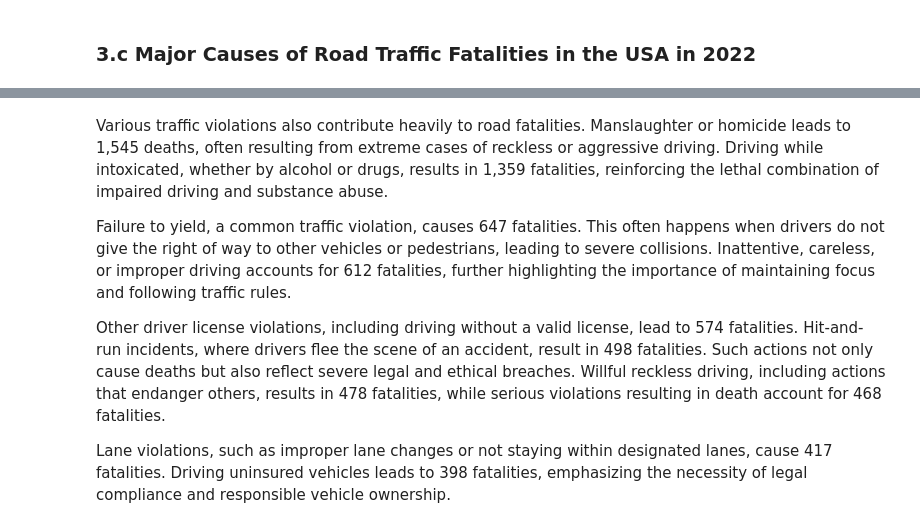
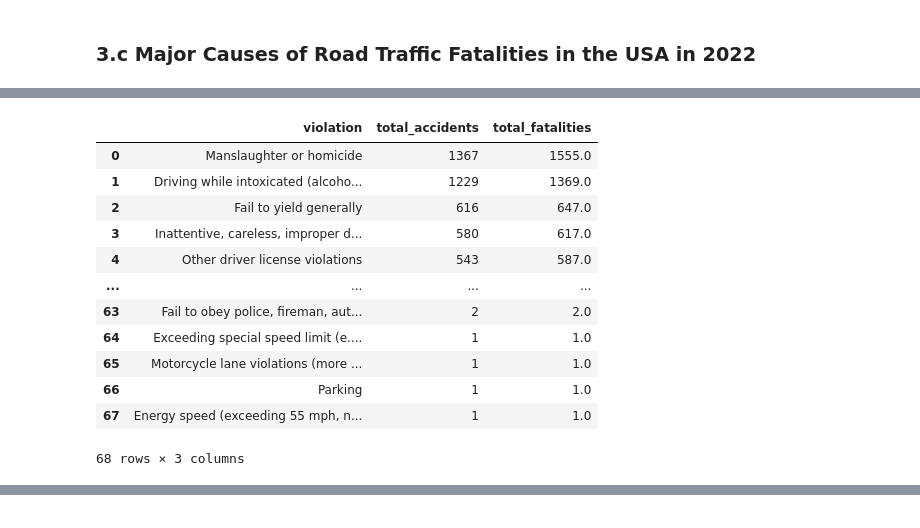
Before and after one commit to musasmike/msba_capstone, a Jupyter notebook: msba_capstone_report.ipynb, the cells around one changed output, grey strips where cells are left out. Saved outputs shown, nothing was run; the diff lists cells and outputs as text; code cells hidden in the pictures.

```diff
--- a/msba_capstone_report.ipynb
+++ b/msba_capstone_report.ipynb
@@ -253,12 +293,36 @@ Using other vehicle components or controls integral to the vehicle leads to 133
+# %%
+fatalities_by_violations = pd.read_sql_query("""
+    SELECT
+        vi.violation,
+        COUNT(*) AS total_accidents,
+        SUM(a.fatals) AS total_fatalities
+    FROM nhtsa.accidents AS a
+    INNER JOIN nhtsa.vehicles AS v
+        ON a.st_case = v.st_case
+    INNER JOIN nhtsa.violations AS vi
+        ON v.st_case = vi.st_case
+        AND v.veh_no = vi.veh_no
+    WHERE vi.violation != 'None'
+    GROUP BY vi.violation
+    ORDER BY total_fatalities DESC;
+""", engine)
+# %%
+fatalities_by_violations
+# %% [output]
+|  | violation | total_accidents | total_fatalities |
+| 0 | Manslaughter or homicide | 1367 | 1555.0 |
+| 1 | Driving while intoxicated (alcoho... | 1229 | 1369.0 |
+| 2 | Fail to yield generally | 616 | 647.0 |
+| 3 | Inattentive, careless, improper d... | 580 | 617.0 |
+| 4 | Other driver license violations | 543 | 587.0 |
+| ... | ... | ... | ... |
+| 63 | Fail to obey police, fireman, aut... | 2 | 2.0 |
+| 64 | Exceeding special speed limit (e.... | 1 | 1.0 |
+| 65 | Motorcycle lane violations (more ... | 1 | 1.0 |
+| 66 | Parking | 1 | 1.0 |
+| 67 | Energy speed (exceeding 55 mph, n... | 1 | 1.0 |
+68 rows × 3 columns
 # %% [markdown]
 <img src="Assets/Total Fatalities by Violations.png" alt="drawing" width="1000"/>
 
 <p>.</p>
-# %% [markdown]
-Various traffic violations also contribute heavily to road fatalities. Manslaughter or homicide leads to 1,545 deaths, often resulting from extreme cases of reckless or aggressive driving. Driving while intoxicated, whether by alcohol or drugs, results in 1,359 fatalities, reinforcing the lethal combination of impaired driving and substance abuse.
-
-Failure to yield, a common traffic violation, causes 647 fatalities. This often happens when drivers do not give the right of way to other vehicles or pedestrians, leading to severe collisions. Inattentive, careless, or improper driving accounts for 612 fatalities, further highlighting the importance of maintaining focus and following traffic rules.
-
-Other driver license violations, including driving without a valid license, lead to 574 fatalities. Hit-and-run incidents, where drivers flee the scene of an accident, result in 498 fatalities. Such actions not only cause deaths but also reflect severe legal and ethical breaches. Willful reckless driving, including actions that endanger others, results in 478 fatalities, while serious violations resulting in death account for 468 fatalities.
-
-Lane violations, such as improper lane changes or not staying within designated lanes, cause 417 fatalities. Driving uninsured vehicles leads to 398 fatalities, emphasizing the necessity of legal compliance and responsible vehicle ownership.
```
Also changed, not shown: parts of 33 cells of this notebook.
